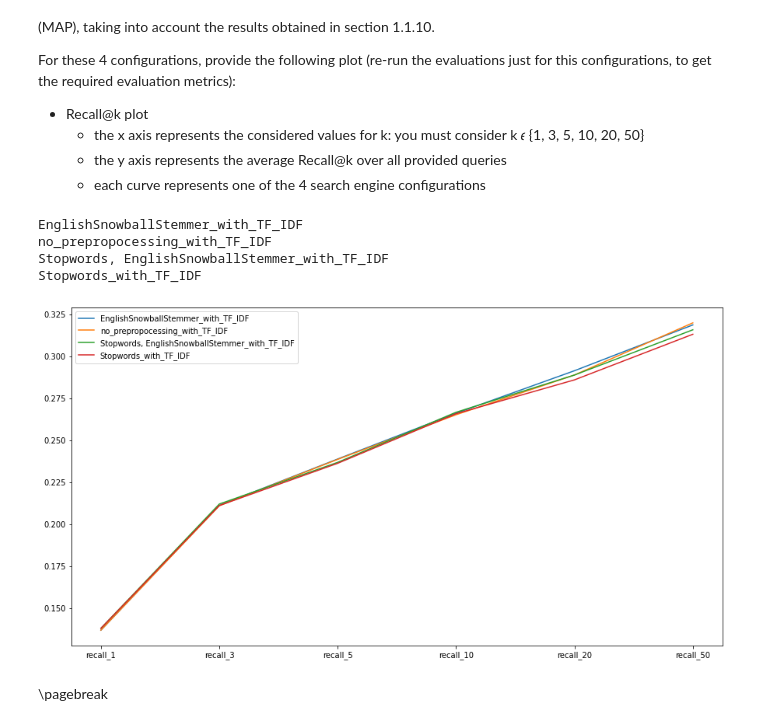
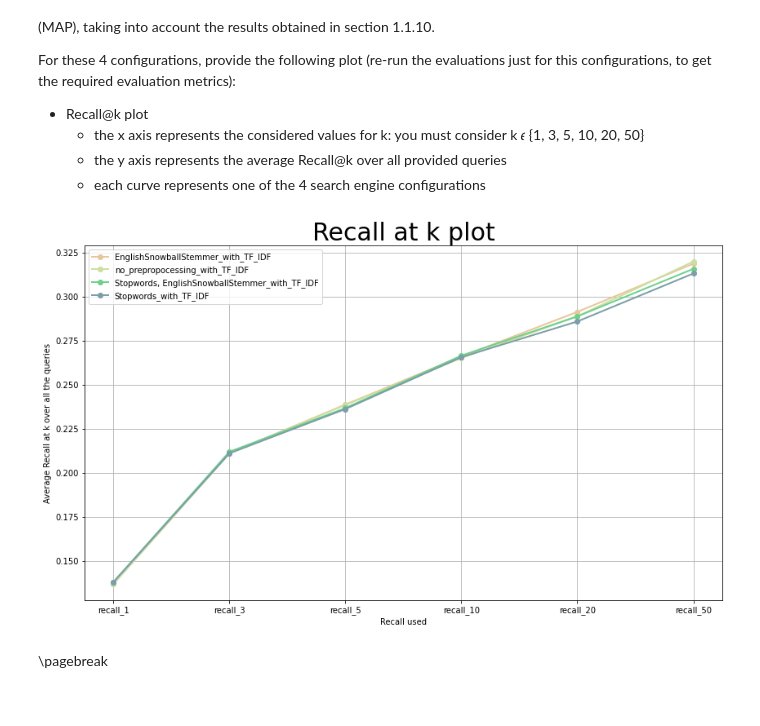
Before and after one commit to Ciambelle-Ciociare/ADM_Homework_1, a Jupyter notebook: DMT2023_HW1.ipynb, the cells around one changed output. Saved outputs shown, nothing was run; the diff lists cells and outputs as text; code cells hidden in the pictures.

Commit message:
Sta a diventa già più figo , non so ancora cos'è l'inverted index però

```diff
--- a/DMT2023_HW1.ipynb
+++ b/DMT2023_HW1.ipynb
@@ -463,7 +463,9 @@ For each of them, construct an index on the `title` field.
 For the last of them, report the number of indexed documents and terms.
 # %%
 #YOUR CODE STARTS HERE#
+# [TODO] Proviamo a toglie il deprecated warnings ,  getNumberOfTerms()
 
+# Set a list of preprocessing used
 preprocessing = ["", "Stopwords","EnglishSnowballStemmer","Stopwords, EnglishSnowballStemmer"]
 
 def idx_preprop(type_prepro,df,column):
@@ -472,27 +474,12 @@ def idx_preprop(type_prepro,df,column):
   indexref = pd_indexer.index(df[column], df["docno"])
   return indexref
 
-
 indeces = []
-indeces.append(idx_preprop(preprocessing, book , "titles" ))
-
-
-
+for pre_prop in preprocessing:
+  indeces.append(idx_preprop(pre_prop, book , "titles" ))
 index_fac = pt.IndexFactory.of(indeces[-1])
-print(index_fac.getCollectionStatistics().toString()[:45])
-
-
-
-
-
-
-
-
-
-
-
-
-
+print("Number of Documents",index_fac.getCollectionStatistics().getNumberOfDocuments())
+print("Number of Documents" , index_fac.getCollectionStatistics().getNumberOfTerms())
 
 #YOUR CODE ENDS HERE#
 #THIS IS LINE 20#
@@ -650,7 +624,7 @@ val_recall = [results[x] for x in configurations]
 res_exp_recall = pt.Experiment(
    val_recall,
    topics,
-   data ,
+   q_rels_data ,
    eval_metrics = recall_metrics ,
    names = configurations ,
    highlight = 'bold'
@@ -658,43 +632,46 @@ res_exp_recall = pt.Experiment(
 )
 
 
 
-
+colors = ["#E6C79C" , "#CDDFA0", "#6FD08C" , "#7B9EA8"]
 res_plot = res_exp_recall.data
 
 res_plot = res_plot.set_index('name')
 
-plt.figure(figsize = (15,8))
+fig, ax = plt.subplots(figsize=(14, 8))
+i = 0
 for index, row in res_plot.iterrows():
-    print(index)
-    plt.plot(row, label=index)
-plt.legend()
+    ax.plot(row, label=index, marker = 'o' , color = colors[i], linewidth=2)
+    i += 1
+
+ax.set(
+       xlabel = "Recall used",
+       ylabel = "Average Recall at k over all the queries")
+plt.title("Recall at k plot", fontsize = 30 )
+ax.grid()
+ax.legend()
 plt.show()
 
 
 
 
 
 
 
 
 
 
 
 
 
 
 
 
 
 #YOUR CODE ENDS HERE#
 #THIS IS LINE 50#
 # %% [output]
-EnglishSnowballStemmer_with_TF_IDF
-no_prepropocessing_with_TF_IDF
-Stopwords, EnglishSnowballStemmer_with_TF_IDF
-Stopwords_with_TF_IDF
-[figure, old version]
+[figure, new version]
 # %% [markdown]
 <div style="page-break-after: always; visibility: hidden">
 \pagebreak
```
Also changed, not shown: parts of 7 cells of this notebook.
